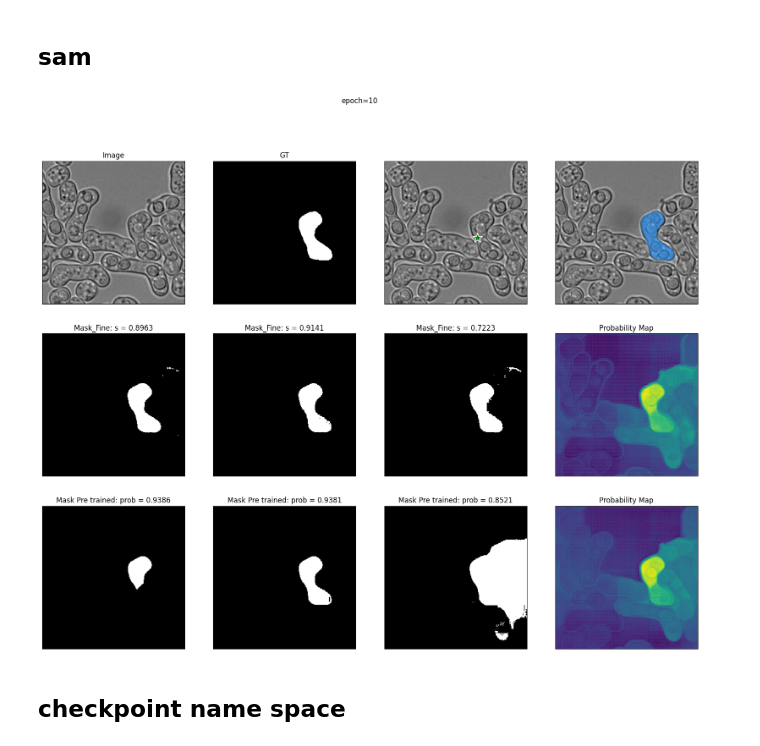
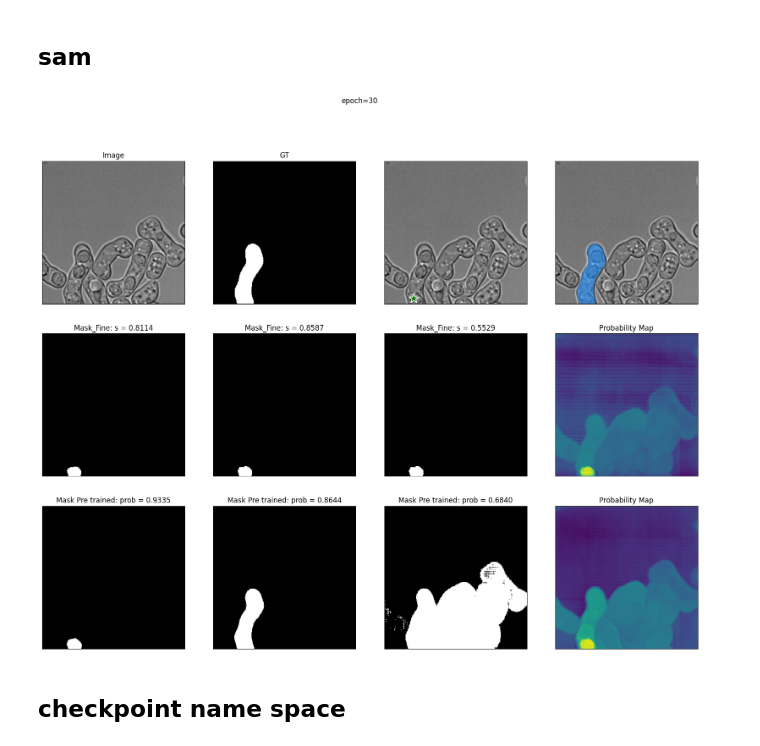
Before and after one commit to wanlanli/segment-anything, a Jupyter notebook: notebooks/home_training.ipynb, the cells around one changed output. Cells and saved outputs as stored; diff of their text form; code cells hidden in the pictures.

```diff
--- a/notebooks/home_training.ipynb
+++ b/notebooks/home_training.ipynb
@@ -247,7 +247,7 @@ import monai
 optimizer = Adam(model.mask_decoder.parameters(), lr=1e-5, weight_decay=0)
 #Try DiceFocalLoss, FocalLoss, DiceCELoss
 # seg_loss = monai.losses.DiceFocalLoss(sigmoid=True, squared_pred=True, batch=True, reduction='mean')
-seg_loss = monai.losses.DiceFocalLoss(sigmoid=True, squared_pred=True,batch=True, reduction='none')
+seg_loss = monai.losses.DiceFocalLoss(sigmoid=True, squared_pred=True,reduction='mean')
 # %%
 from tqdm import tqdm
 from statistics import mean
@@ -278,11 +278,14 @@ for epoch in range(num_epochs):
                       multimask_output=True)
 
         # compute loss
-        predicted_masks = outputs.pred_masks.squeeze(1)
+        predicted_masks = outputs.pred_masks.squeeze(0)
         ground_truth_masks = batch["ground_truth_mask"].float().to(device).expand(predicted_masks.shape)
 
-        loss = seg_loss(predicted_masks, ground_truth_masks)
-        loss = torch.mean(torch.min(torch.mean(loss, axis=(3,4)), dim=2)[0])
+        # loss = seg_loss(predicted_masks, ground_truth_masks)
+        # loss = torch.mean(torch.min(torch.mean(loss, axis=(3,4)), dim=2)[0])
+        loss = seg_loss(predicted_masks, ground_truth_masks))
+        loss = torch.sum(torch.min(torch.mean(loss, axis=(2,3)), dim=1)[0])
+
         # backward pass (compute gradients of parameters w.r.t. loss)
         optimizer.zero_grad()
         loss.backward()
@@ -353,7 +356,7 @@ processor = SamProcessor.from_pretrained("facebook/sam-vit-huge")
 # Create an instance of the model architecture with the loaded configuration
 my_mito_model = SamModel(config=model_config)
 #Update the model by loading the weights from saved file.
-my_mito_model.load_state_dict(torch.load("/home/wd/data/test_mito_model_checkpoint_1018_3.pth"))
+my_mito_model.load_state_dict(torch.load("/media/wlli/T7/data/for_sam_test/test_mito_model_checkpoint_1019_cpu.pth"))
 
 # set the device to cuda if available, otherwise use cpu
 device = "cpu"
@@ -406,7 +409,7 @@ predictor = SamPredictor(sam)
 # %% [markdown]
 ## image
 # %%
-idx = 302
+idx = 321
 test_image = dataset[idx]["image"]
 test_mask = dataset[idx]["label"]
 prompt = get_points(np.array(test_mask))
@@ -497,36 +500,36 @@ for i in range(0, 3):
     axes[1, i].set_title(f"Mask_Fine: s = {mesam_scores[i]:.4f}")
 # Plot the second image on the right
 axes[1, 3].imshow(mesam_logits.sum(axis=0))  # Assuming the second image is grayscale
 axes[1, 3].set_title("Probability Map")
 
 for i in range(0, 3):
     axes[2, i].imshow(masks[i], cmap='gray')
     axes[2, i].set_title(f"Mask Pre trained: prob = {scores[i]:.4f}")
 # Plot the second image on the right
 axes[2, 3].imshow(logits.sum(axis=0))
 axes[2, 3].set_title("Probability Map")
 
 # for i in range(0, 3):
 #     axes[3, i].imshow(masks2[i], cmap='gray')
 #     axes[3, i].set_title(f"Mask old name splace: prob = {scores2[i]:.4f}")
 # # Plot the second image on the right
 # axes[3, 3].imshow(logits2.sum(axis=0))
 # axes[3, 3].set_title("Probability Map")
 
 # Hide axis ticks and labels
 for axi in axes:
     for ax in axi:
         ax.set_xticks([])
         ax.set_yticks([])
         ax.set_xticklabels([])
         ax.set_yticklabels([])
 
 # Display the images side by side
-plt.savefig("/home/wd/Pictures/1018_vs_fineturning_ep7.png")
-fig.suptitle("epoch=10")
+#plt.savefig("/home/wd/Pictures/1018_vs_fineturning_ep7.png")
+fig.suptitle("epoch=30")
 plt.show()
 # %% [output]
-[figure, old version]
+[figure, new version]
 # %% [markdown]
 ## checkpoint name space
 # %%
```
Also changed, not shown: parts of 5 cells of this notebook.
